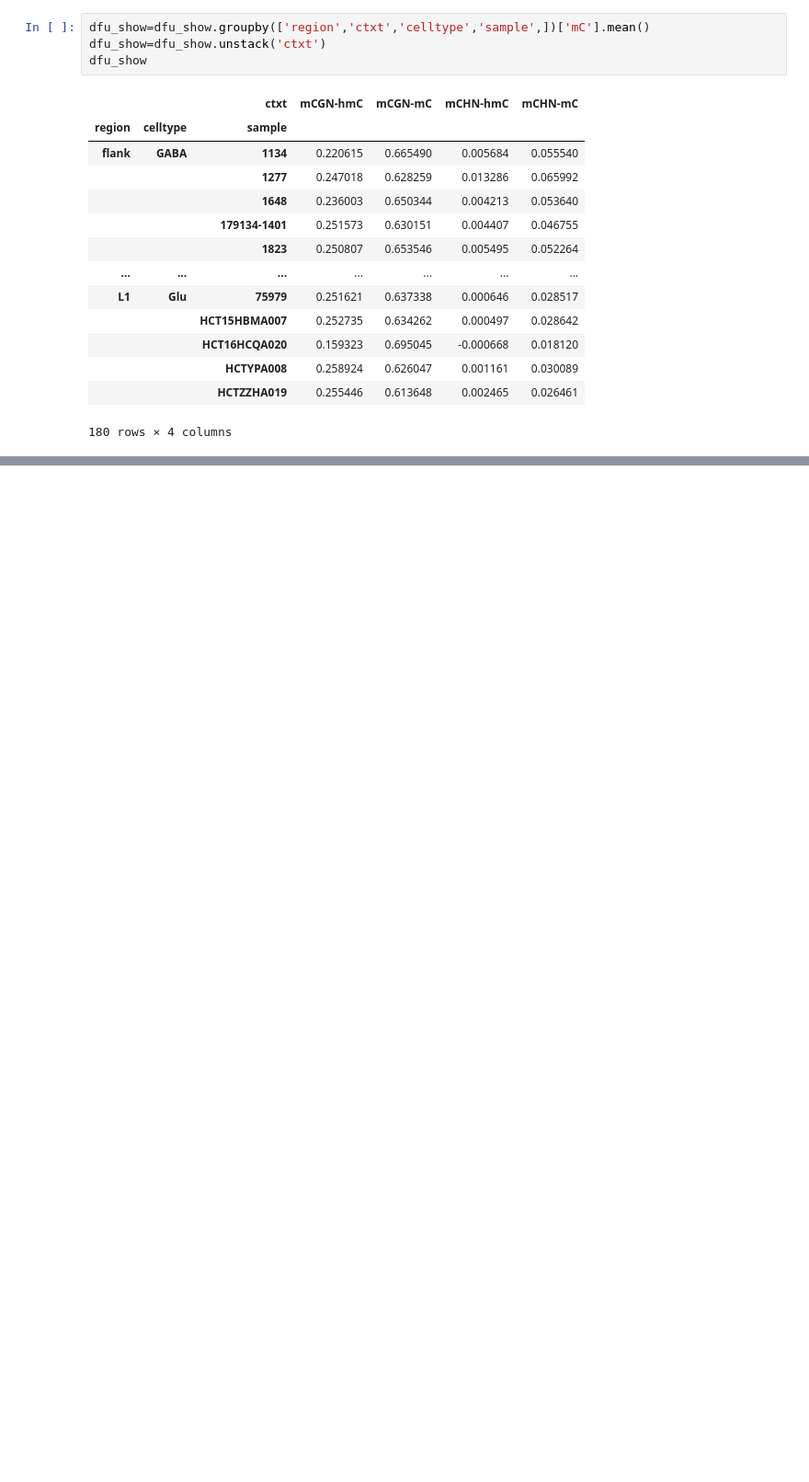
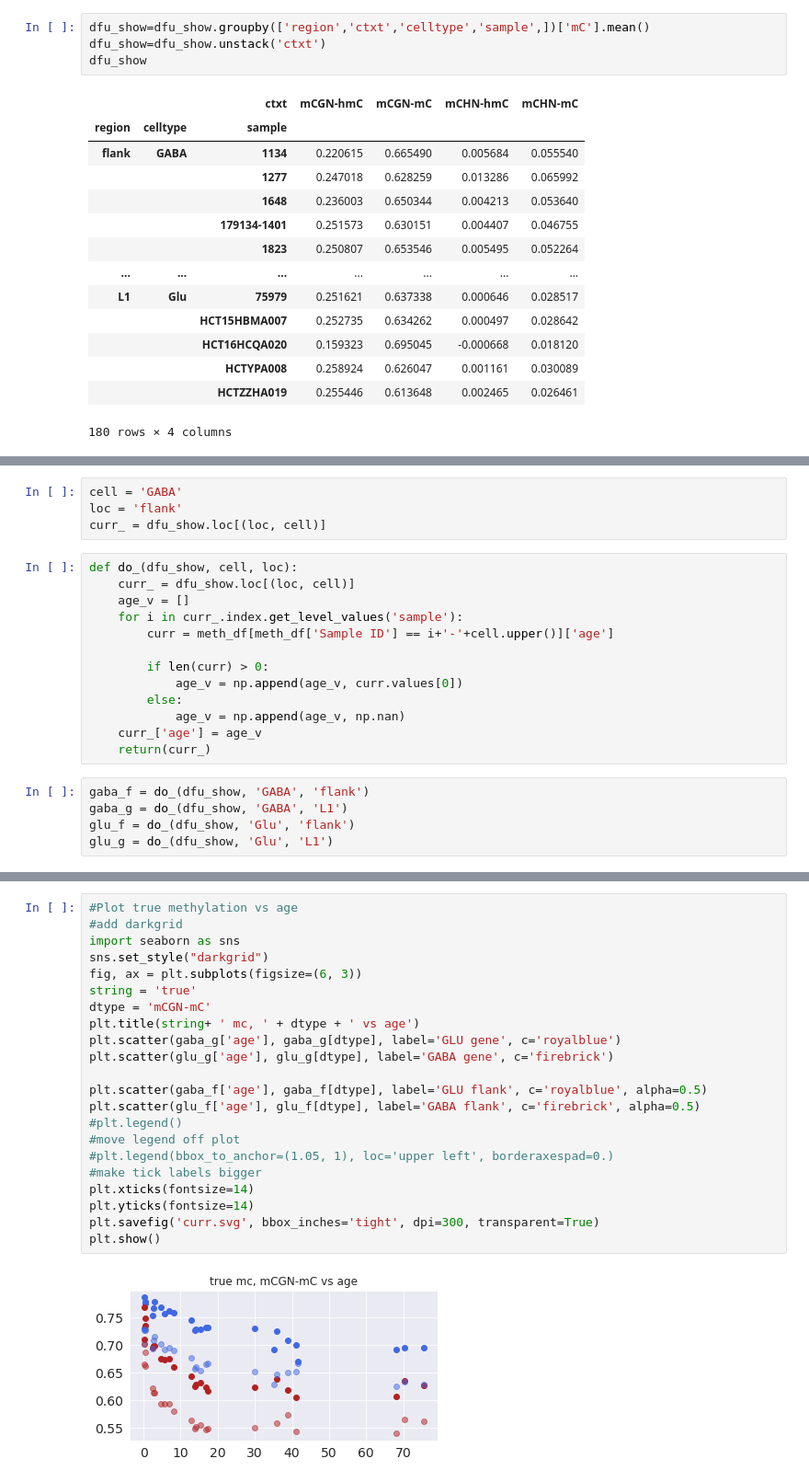
Before and after one commit to dmnburrows/te_methylation_ageing, a Jupyter notebook: meth_analysis.ipynb, the cells around one changed output, grey strips where cells are left out. Shown at 92% size. Saved outputs shown, nothing was run; the diff lists cells and outputs as text; blank space fills up the shorter version.

Commit message:
visualising results

```diff
--- a/meth_analysis.ipynb
+++ b/meth_analysis.ipynb
@@ -688,0 +700,22 @@ dfu_show
+# %%
+cell = 'GABA'
+loc = 'flank'
+curr_ = dfu_show.loc[(loc, cell)]
+# %%
+def do_(dfu_show, cell, loc):
+    curr_ = dfu_show.loc[(loc, cell)]
+    age_v = []
+    for i in curr_.index.get_level_values('sample'):
+        curr = meth_df[meth_df['Sample ID'] == i+'-'+cell.upper()]['age']
+
+        if len(curr) > 0:
+            age_v = np.append(age_v, curr.values[0])
+        else:
+            age_v = np.append(age_v, np.nan)
+    curr_['age'] = age_v
+    return(curr_)
+# %%
+gaba_f = do_(dfu_show, 'GABA', 'flank')
+gaba_g = do_(dfu_show, 'GABA', 'L1')
+glu_f = do_(dfu_show, 'Glu', 'flank')
+glu_g = do_(dfu_show, 'Glu', 'L1')
@@ -688,0 +743,24 @@ dfu_show
+# %%
+#Plot true methylation vs age
+#add darkgrid
+import seaborn as sns
+sns.set_style("darkgrid")
+fig, ax = plt.subplots(figsize=(6, 3))
+string = 'true'
+dtype = 'mCGN-mC'
+plt.title(string+ ' mc, ' + dtype + ' vs age')
+plt.scatter(gaba_g['age'], gaba_g[dtype], label='GLU gene', c='royalblue')
+plt.scatter(glu_g['age'], glu_g[dtype], label='GABA gene', c='firebrick')
+
+plt.scatter(gaba_f['age'], gaba_f[dtype], label='GLU flank', c='royalblue', alpha=0.5)
+plt.scatter(glu_f['age'], glu_f[dtype], label='GABA flank', c='firebrick', alpha=0.5)
+#plt.legend()
+#move legend off plot
+#plt.legend(bbox_to_anchor=(1.05, 1), loc='upper left', borderaxespad=0.)
+#make tick labels bigger
+plt.xticks(fontsize=14)
+plt.yticks(fontsize=14)
+plt.savefig('curr.svg', bbox_inches='tight', dpi=300, transparent=True)
+plt.show()
+# %% [output]
+[figure, added]
```
Also changed, not shown: parts of 41 cells of this notebook, 3 other files.
